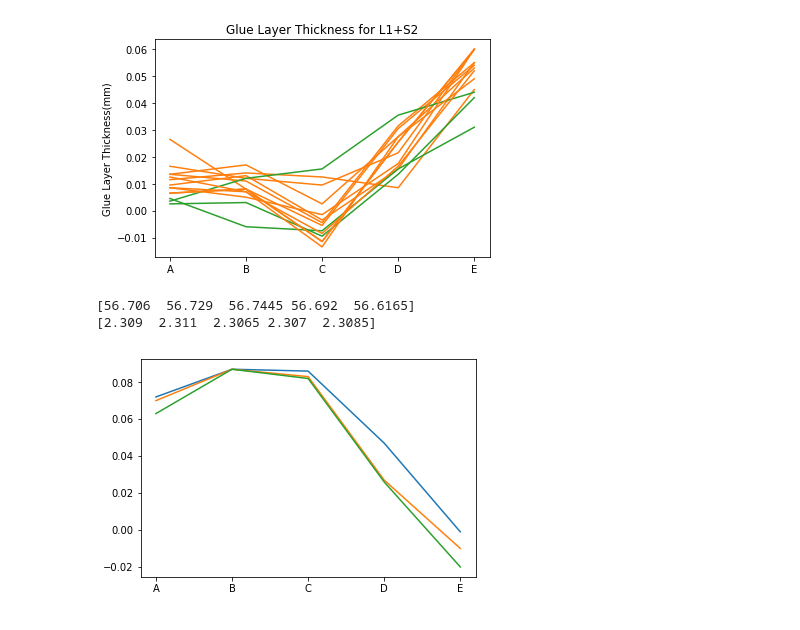
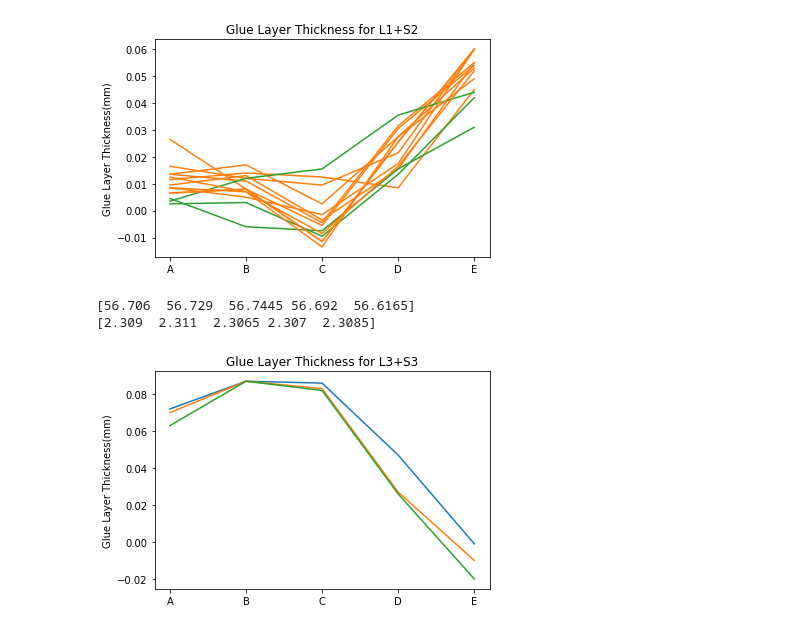
Before and after one commit to mariajose2398/CMS-MTD-BTL-SensorModule-Analysis, a Jupyter notebook: gluelayertransparency.ipynb, the cells around one changed output. Cells and saved outputs as stored; diff of their text form; code cells hidden in the pictures.

```diff
--- a/gluelayertransparency.ipynb
+++ b/gluelayertransparency.ipynb
@@ -47,24 +47,25 @@ plt.show()
 # %%
 #Measurement plot of L3 +S3 mock up module.
 L3= np.array([[56.706,56.729,56.745, 56.693, 56.614],
      [56.706,56.729,56.744,56.691,56.619]])
-L3_avg=np.mean(l3, axis=0)
+L3_avg=np.mean(L3, axis=0)
 print(L3_avg)
 
 S3= np.array([[2.308,2.312,2.306,2.306,2.309],
               [2.310,2.310,2.307,2.308,2.308]])
 S3_avg= np.mean(S3, axis=0)
 print(S3_avg)
 L3S3=np.array([[59.087,59.127,59.137,59.046,58.924],
                [59.085,59.127,59.134,59.026,58.915],
                [59.078,59.127,59.133,59.025,58.905]])
 
 for x in range(len(L3S3)):
     plt.plot(X, L3S3[x]-L3_avg-S3_avg, )
-
+plt.ylabel("Glue Layer Thickness(mm)")
+plt.title("Glue Layer Thickness for L3+S3")
 plt.savefig("l3s3measurement.png")
 plt.show()
 # %% [output]
 [56.706  56.729  56.7445 56.692  56.6165]
 [2.309  2.311  2.3065 2.307  2.3085]
-[figure, old version]
+[figure, new version]
```
